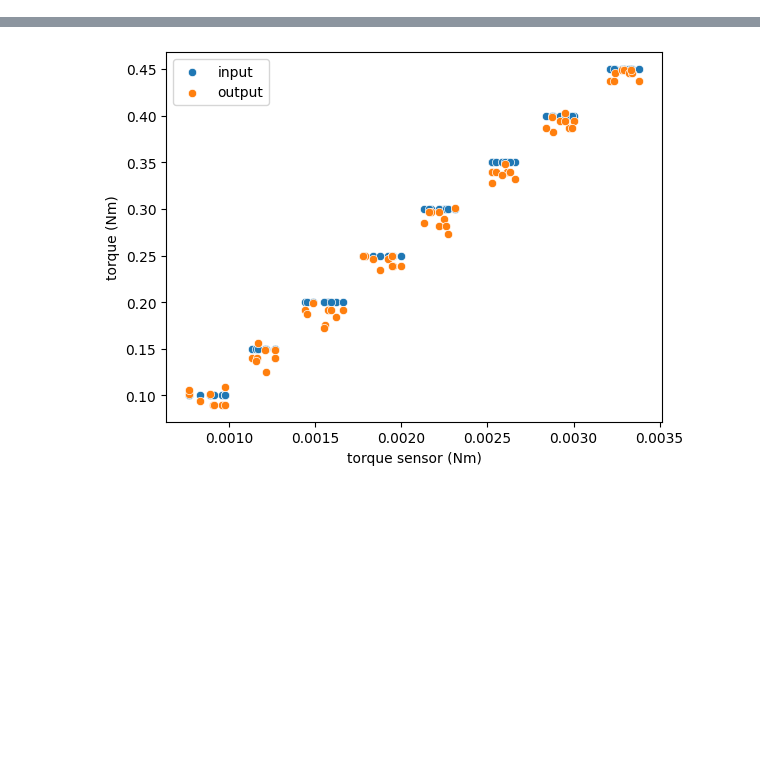
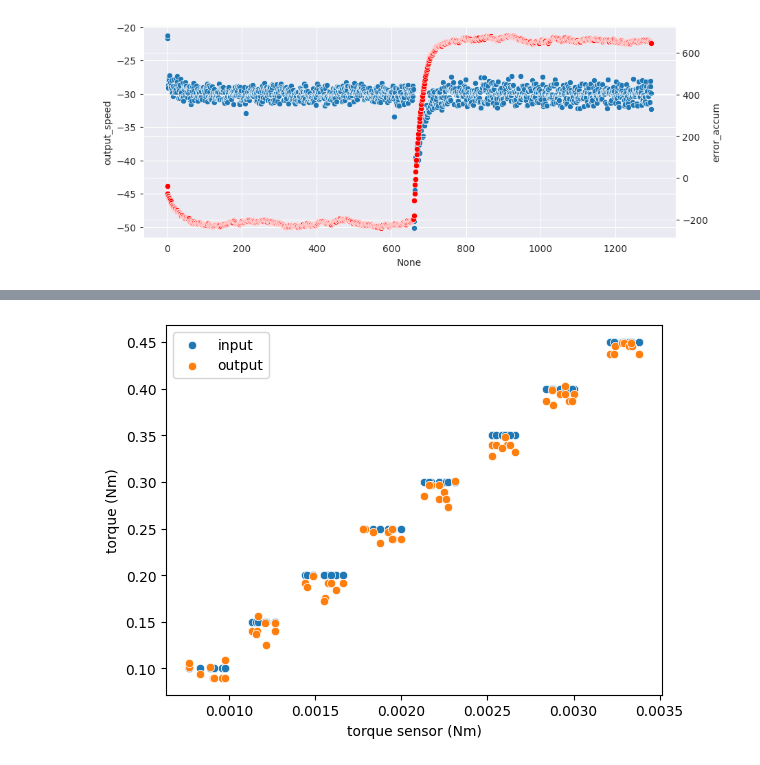
Before and after one commit to priest-yang/Motor-testing, a Jupyter notebook: data_analysis.ipynb, the cells around one changed output, grey strips where cells are left out. Cells and saved outputs as stored; diff of their text form; code cells hidden in the pictures; blank space fills up the shorter version.

```diff
--- a/data_analysis.ipynb
+++ b/data_analysis.ipynb
@@ -3,3 +3,20 @@ import pandas as pd
 import numpy as np
 import matplotlib.pyplot as plt
 import seaborn as sns
+# %%
+speed = pd.read_csv('unitree/data/driving_motor/logging.csv', header=None)
+speed = speed.rename(columns={
+    0:'input speed',
+    1:'output_speed',
+    2:'error_accum',
+    3:'error',
+})
+# %%
+fig, ax = plt.subplots(figsize=(10,4))
+
+ax2 = ax.twinx()
+sns.scatterplot(data=speed, x= speed.index, y=speed.output_speed, ax=ax)
+sns.scatterplot(data=speed, x=speed.index, y=speed.error_accum, ax=ax2, color='red')
+plt.show()
+# %% [output]
+[figure, added]
```
Also changed, not shown: parts of 1 cell of this notebook, 3 other files.
